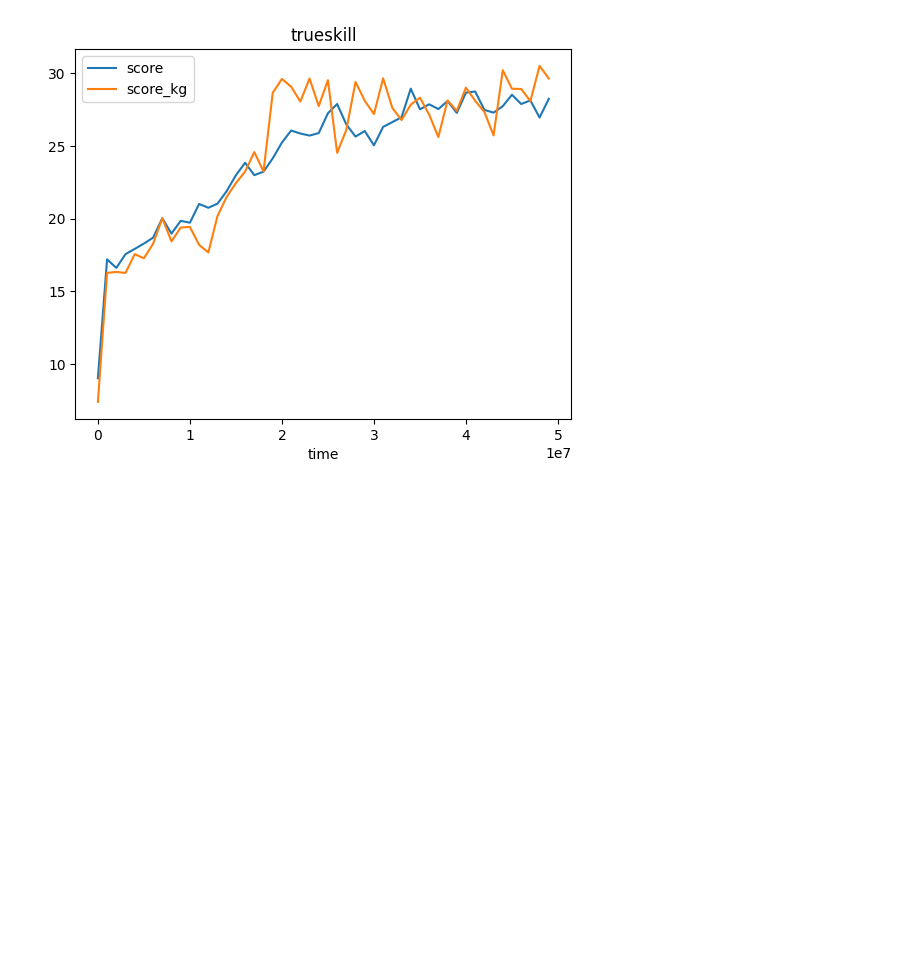
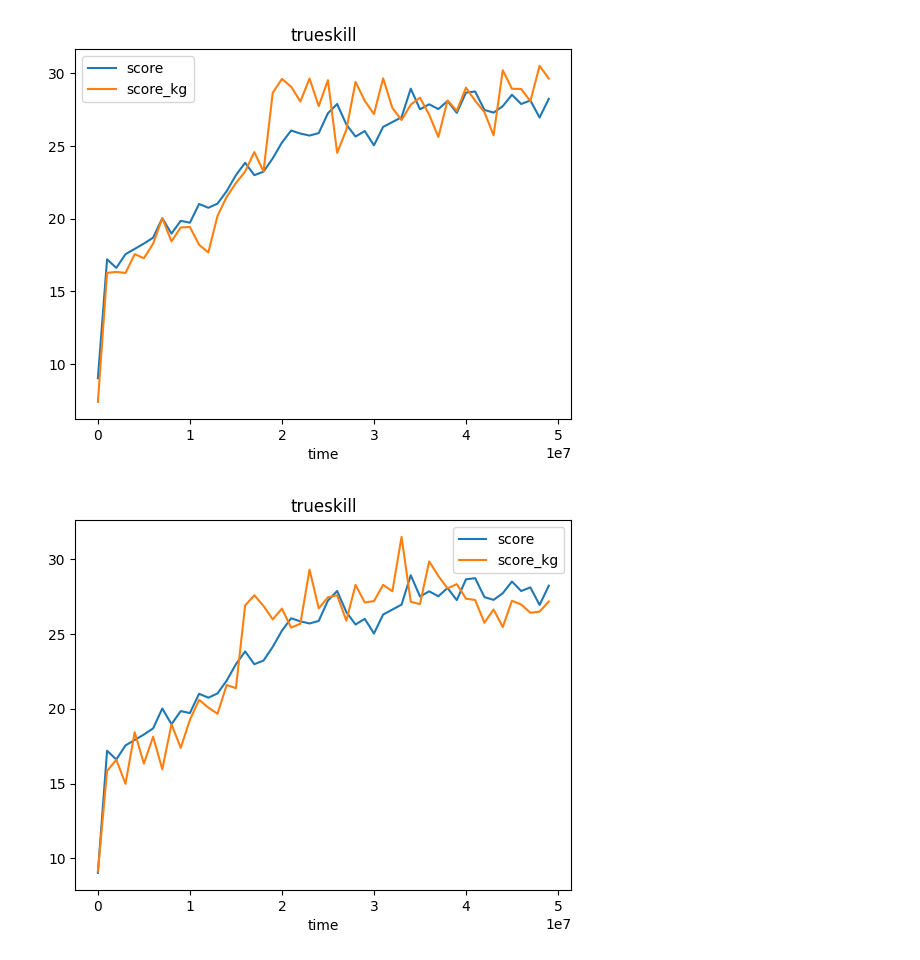
Before and after one commit to adFrej/kg-rl-rts, a Jupyter notebook: training_loss.ipynb, the cells around one changed output. Saved outputs shown, nothing was run; the diff lists cells and outputs as text; code cells hidden in the pictures; blank space fills up the shorter version.

```diff
--- a/training_loss.ipynb
+++ b/training_loss.ipynb
@@ -264,3 +264,15 @@ draw_score_by_list([
 ])
 # %% [output]
 [figure]
+# %%
+# 4 walk depth, 128 vectors
+draw_score_by_list([
+    r"MicroRTSGridModeVecEnv__ppo_gridnet____8__1724231973",
+    r"MicroRTSGridModeVecEnv__ppo_gridnet____9__1724275145",
+    r"MicroRTSGridModeVecEnv__ppo_gridnet____10__1724368618",
+    r"MicroRTSGridModeVecEnv__ppo_gridnet____11__1725054040",
+], [
+    r"MicroRTSGridModeVecEnv__ppo_gridnet__prior__kg6__31__1725826091",
+])
+# %% [output]
+[figure, added]
```
Also changed, not shown: 54 other files.
